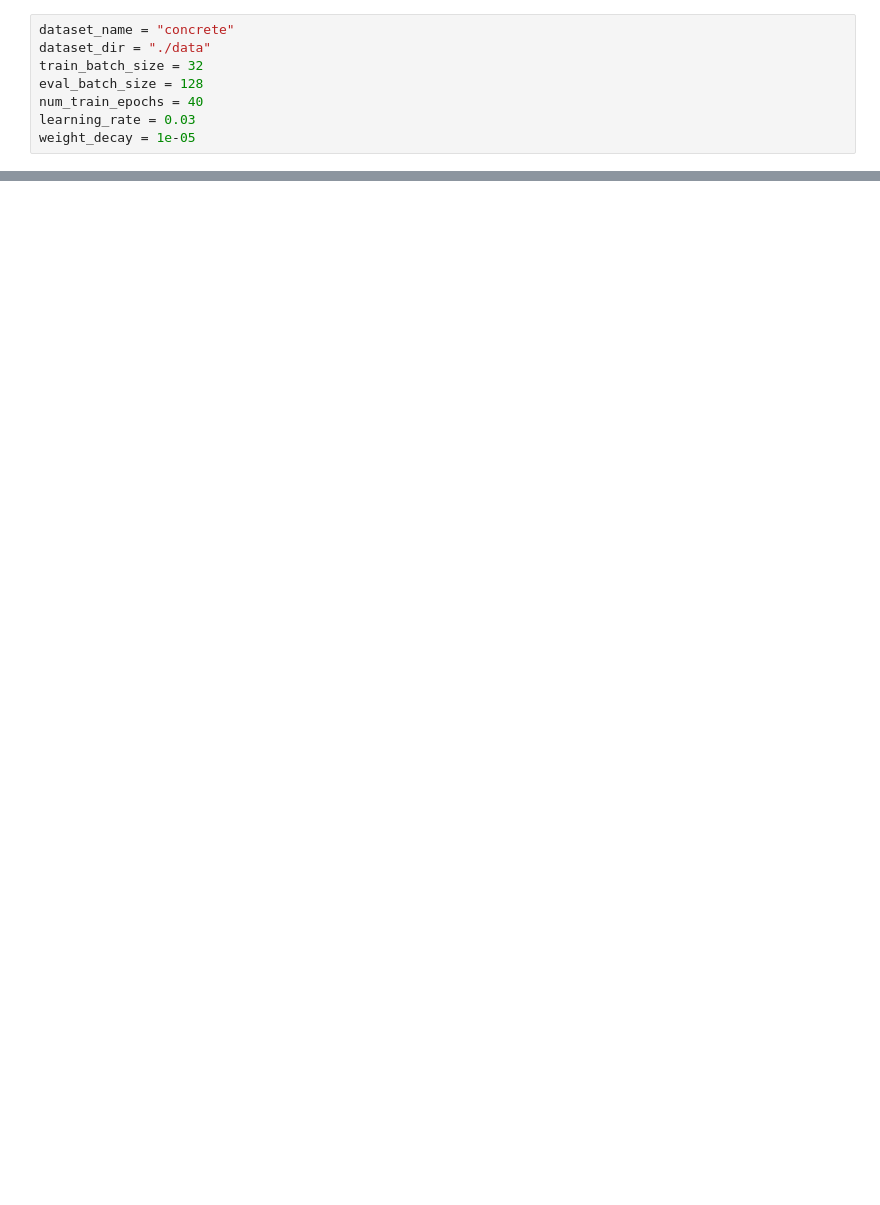
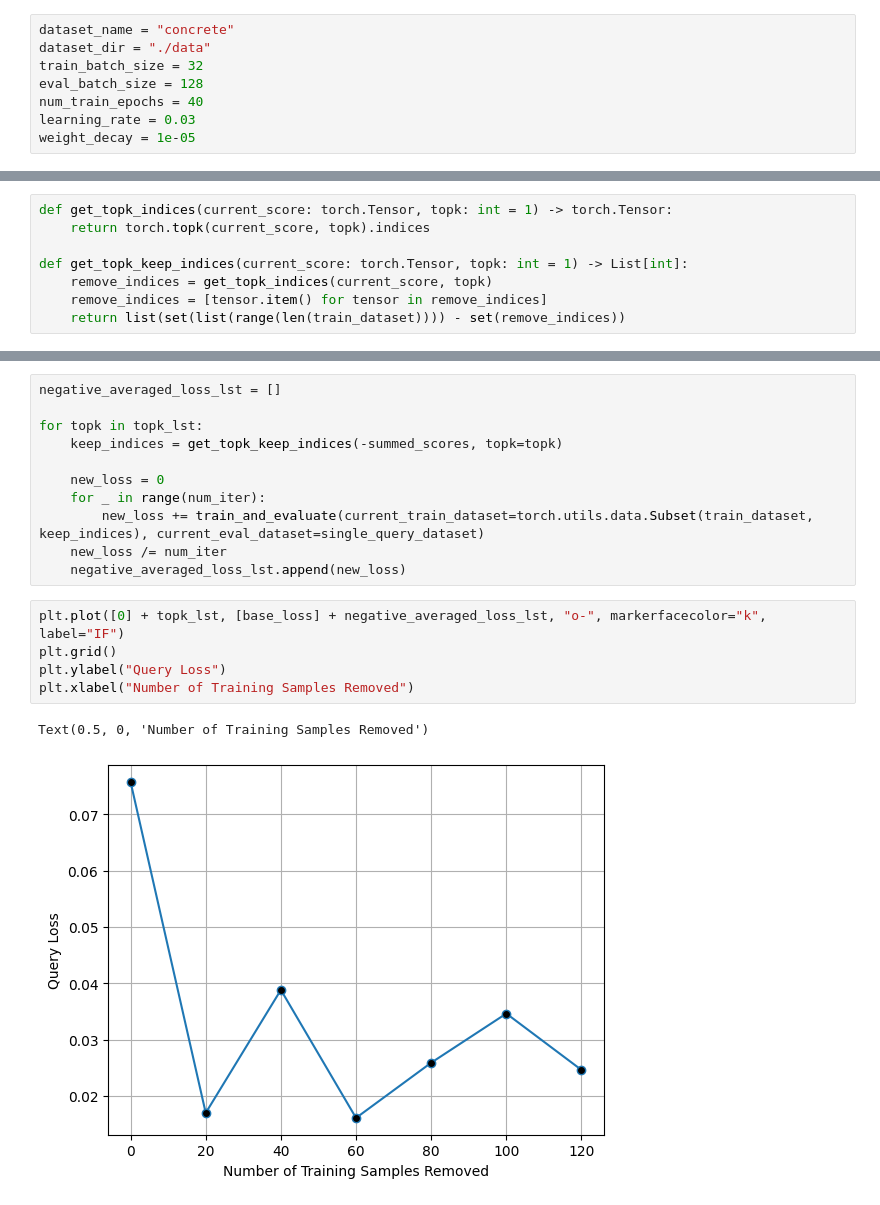
Before and after one commit to pomonam/kronfluence, a Jupyter notebook: examples/uci/tutorial.ipynb, the cells around one changed output, grey strips where cells are left out. Cells and saved outputs as stored; diff of their text form; blank space fills up the shorter version.

```diff
--- a/examples/uci/tutorial.ipynb
+++ b/examples/uci/tutorial.ipynb
@@ -342,0 +376,8 @@ base_loss
+# %%
+def get_topk_indices(current_score: torch.Tensor, topk: int = 1) -> torch.Tensor:
+    return torch.topk(current_score, topk).indices
+
+def get_topk_keep_indices(current_score: torch.Tensor, topk: int = 1) -> List[int]:
+    remove_indices = get_topk_indices(current_score, topk)
+    remove_indices = [tensor.item() for tensor in remove_indices]
+    return list(set(list(range(len(train_dataset)))) - set(remove_indices))
@@ -372,0 +441,19 @@ new_loss
+# %%
+negative_averaged_loss_lst = []
+
+for topk in topk_lst:
+    keep_indices = get_topk_keep_indices(-summed_scores, topk=topk)
+
+    new_loss = 0
+    for _ in range(num_iter):
+        new_loss += train_and_evaluate(current_train_dataset=torch.utils.data.Subset(train_dataset, keep_indices), current_eval_dataset=single_query_dataset)
+    new_loss /= num_iter
+    negative_averaged_loss_lst.append(new_loss)
+# %%
+plt.plot([0] + topk_lst, [base_loss] + negative_averaged_loss_lst, "o-", markerfacecolor="k", label="IF")
+plt.grid()
+plt.ylabel("Query Loss")
+plt.xlabel("Number of Training Samples Removed")
+# %% [output]
+Text(0.5, 0, 'Number of Training Samples Removed')
+[figure, added]
```
Also changed, not shown: parts of 100 cells of this notebook, 13 other files.
